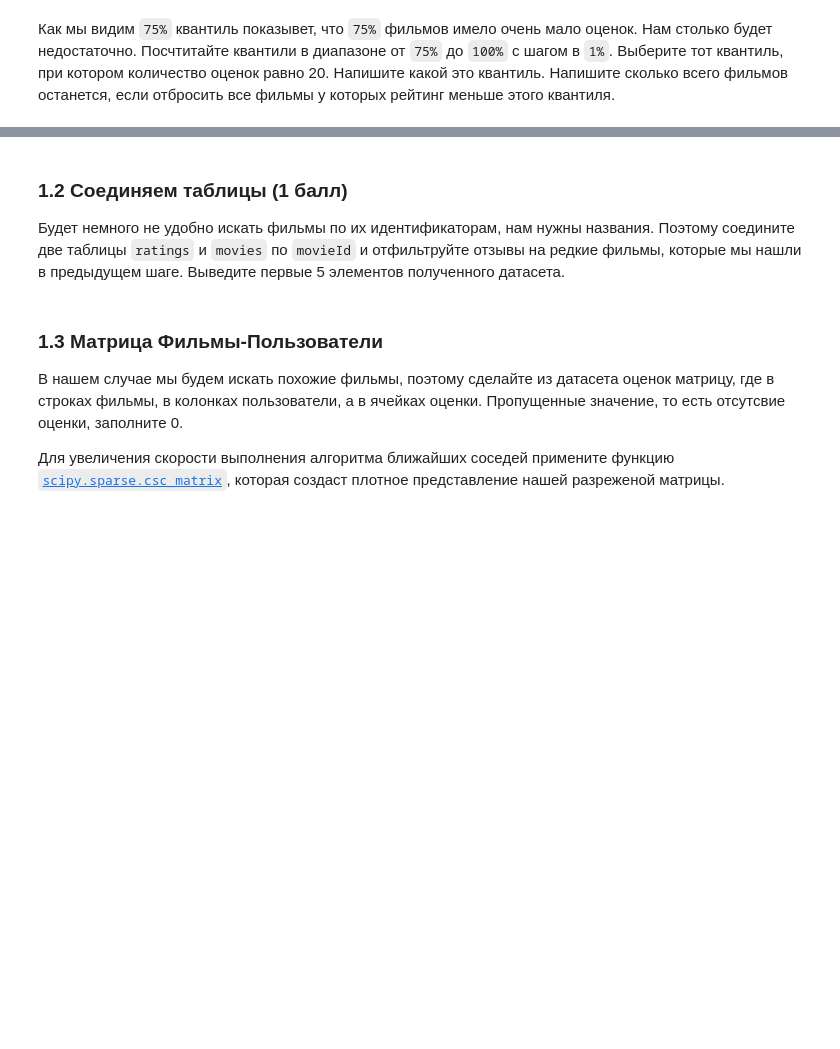
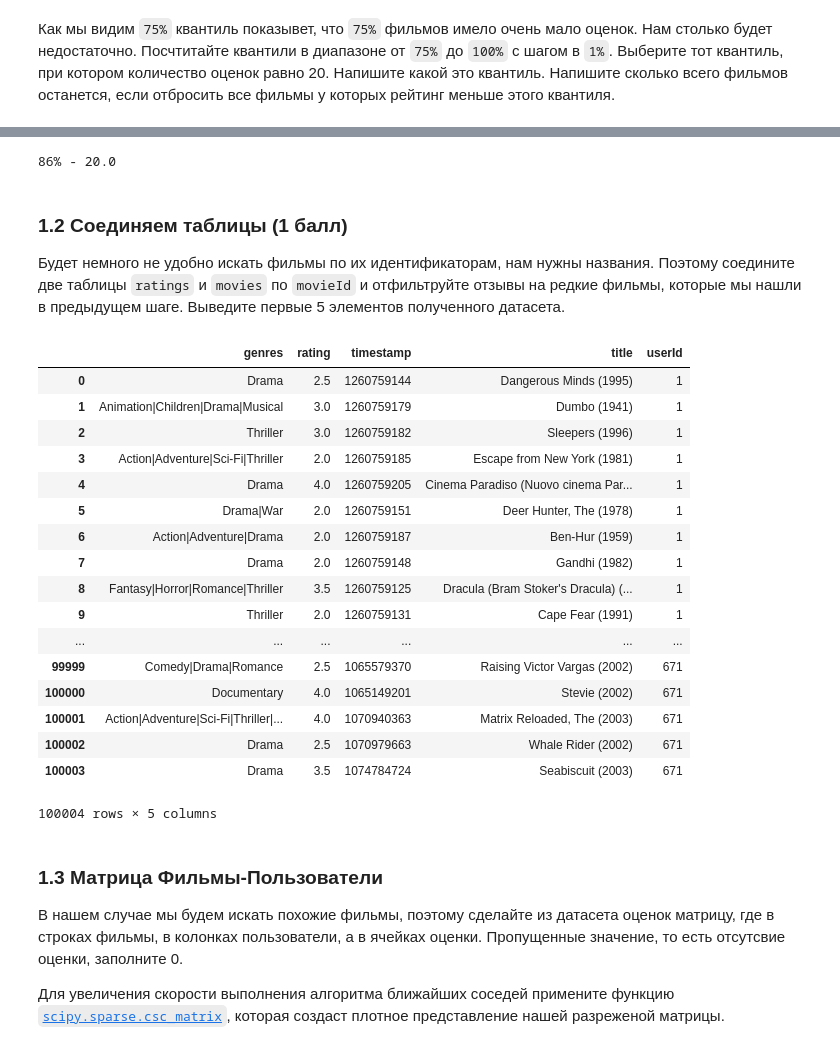
Before and after one commit to bewrrrie/7bits_ml_homework, a Jupyter notebook: 2017-fall/06-01-classification.ipynb, the cells around one changed output, grey strips where cells are left out. Drawn from its saved outputs; the diff is of its cells as text; code cells hidden in the pictures; blank space fills up the shorter version.

```diff
--- a/2017-fall/06-01-classification.ipynb
+++ b/2017-fall/06-01-classification.ipynb
@@ -53,8 +53,8 @@ from matplotlib import pyplot as plt
 import seaborn as sns
 %matplotlib inline
 # %%
-movies = pd.read_csv('../../data/imdb_movies.csv.gz', index_col='movieId')
-ratings = pd.read_csv('../../data/imdb_ratings.csv.gz')
+movies = pd.read_csv('data/imdb_movies.csv.gz', index_col='movieId')
+ratings = pd.read_csv('data/imdb_ratings.csv.gz')
 
 print(movies.shape)
 print(ratings.shape)
@@ -93,7 +146,40 @@ ratings.head()
+# %%
+print('86% -', dsc['86%'])
+# %% [output]
+86% - 20.0
 # %% [markdown]
 ### 1.2 Соединяем таблицы (1 балл)
 
 Будет немного не удобно искать фильмы по их идентификаторам, нам нужны названия. Поэтому соедините две таблицы `ratings` и `movies` по `movieId` и отфильтруйте отзывы на редкие фильмы, которые мы нашли в предыдущем шаге. Выведите первые 5 элементов полученного датасета.
+# %%
+df = pd.DataFrame({
+    'userId': ratings.userId,
+    'rating': ratings.rating,
+    'timestamp': ratings.timestamp,
+    'title': np.copy(movies.title[ratings.movieId]),
+    'genres': np.copy(movies.genres[ratings.movieId])
+})
+
+df
+# %% [output]
+|  | genres | rating | timestamp | title | userId |
+| 0 | Drama | 2.5 | 1260759144 | Dangerous Minds (1995) | 1 |
+| 1 | Animation|Children|Drama|Musical | 3.0 | 1260759179 | Dumbo (1941) | 1 |
+| 2 | Thriller | 3.0 | 1260759182 | Sleepers (1996) | 1 |
+| 3 | Action|Adventure|Sci-Fi|Thriller | 2.0 | 1260759185 | Escape from New York (1981) | 1 |
+| 4 | Drama | 4.0 | 1260759205 | Cinema Paradiso (Nuovo cinema Par... | 1 |
+| 5 | Drama|War | 2.0 | 1260759151 | Deer Hunter, The (1978) | 1 |
+| 6 | Action|Adventure|Drama | 2.0 | 1260759187 | Ben-Hur (1959) | 1 |
+| 7 | Drama | 2.0 | 1260759148 | Gandhi (1982) | 1 |
+| 8 | Fantasy|Horror|Romance|Thriller | 3.5 | 1260759125 | Dracula (Bram Stoker's Dracula) (... | 1 |
+| 9 | Thriller | 2.0 | 1260759131 | Cape Fear (1991) | 1 |
+| ... | ... | ... | ... | ... | ... |
+| 99999 | Comedy|Drama|Romance | 2.5 | 1065579370 | Raising Victor Vargas (2002) | 671 |
+| 100000 | Documentary | 4.0 | 1065149201 | Stevie (2002) | 671 |
+| 100001 | Action|Adventure|Sci-Fi|Thriller|... | 4.0 | 1070940363 | Matrix Reloaded, The (2003) | 671 |
+| 100002 | Drama | 2.5 | 1070979663 | Whale Rider (2002) | 671 |
+| 100003 | Drama | 3.5 | 1074784724 | Seabiscuit (2003) | 671 |
+100004 rows × 5 columns
 # %% [markdown]
 ### 1.3 Матрица Фильмы-Пользователи
 
```
Also changed, not shown: parts of 10 cells of this notebook, 2 other files.
